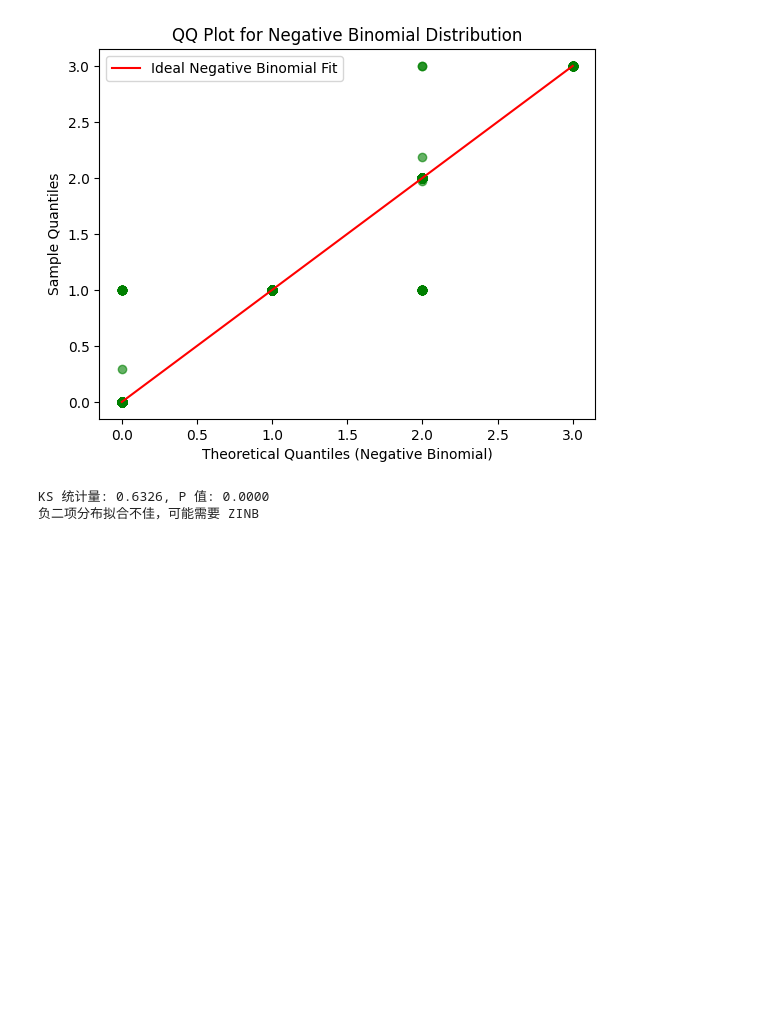
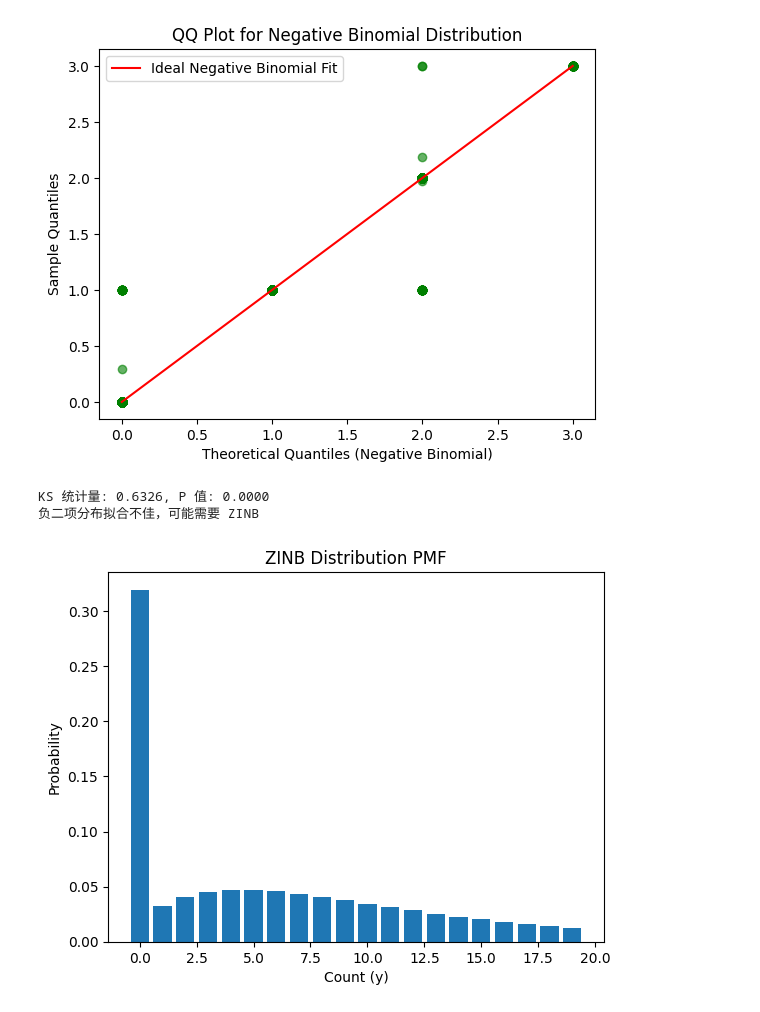
Before and after one commit to Bio-MingChen/statistics_learing_by_single_cell, a Jupyter notebook: build_model_for_scRNA_background.ipynb, the cells around one changed output. Saved outputs shown, nothing was run; the diff lists cells and outputs as text; code cells hidden in the pictures; blank space fills up the shorter version.

Commit message:
ZINB test

```diff
--- a/build_model_for_scRNA_background.ipynb
+++ b/build_model_for_scRNA_background.ipynb
@@ -135,3 +139,44 @@ else:
 # %% [output]
 KS 统计量: 0.6326, P 值: 0.0000
 负二项分布拟合不佳，可能需要 ZINB
+# %%
+import numpy as np
+import scipy.stats as stats
+import matplotlib.pyplot as plt
+
+# ZINB分布的概率质量函数
+def zinb_pmf(y, mu, alpha, pi):
+    """
+    计算ZINB分布的概率质量函数(PMF)
+
+    参数:
+    y -- 观察到的计数值
+    mu -- 负二项分布的均值
+    alpha -- 负二项分布的形状参数
+    pi -- 零膨胀概率
+
+    返回:
+    P(Y = y) -- ZINB分布的概率
+    """
+    if y == 0:
+        return pi + (1 - pi) * stats.nbinom.pmf(y, alpha, alpha / (mu + alpha))
+    else:
+        return (1 - pi) * stats.nbinom.pmf(y, alpha, alpha / (mu + alpha))
+
+# 参数设置
+mu = 10  # 均值
+alpha = 2  # 形状参数
+pi = 0.3  # 零膨胀概率
+
+# 生成一些ZINB分布数据
+y_values = np.arange(0, 20)
+pmf_values = [zinb_pmf(y, mu, alpha, pi) for y in y_values]
+
+# 绘制PMF
+plt.bar(y_values, pmf_values)
+plt.xlabel('Count (y)')
+plt.ylabel('Probability')
+plt.title('ZINB Distribution PMF')
+plt.show()
+# %% [output]
+[figure, added]
```
Also changed, not shown: parts of 2 cells of this notebook.
